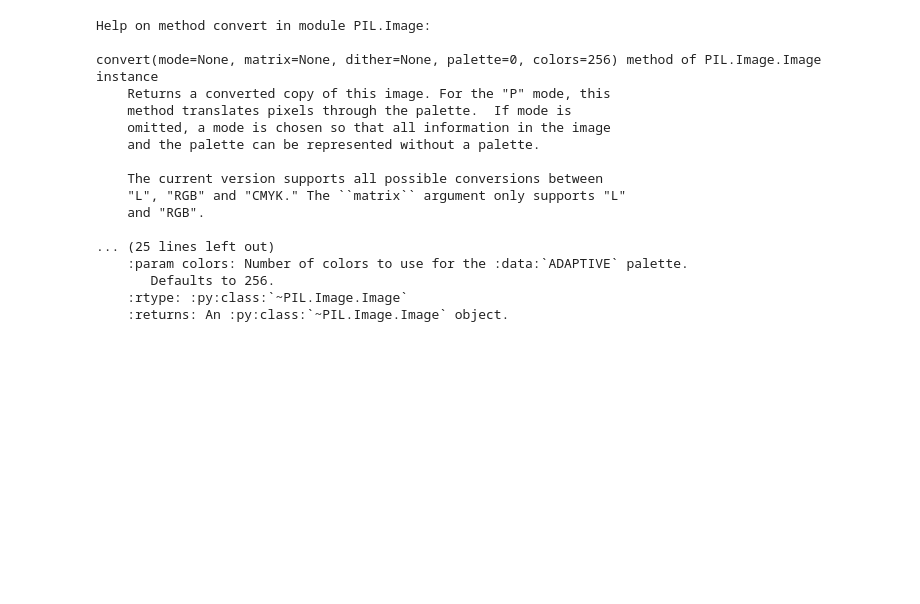
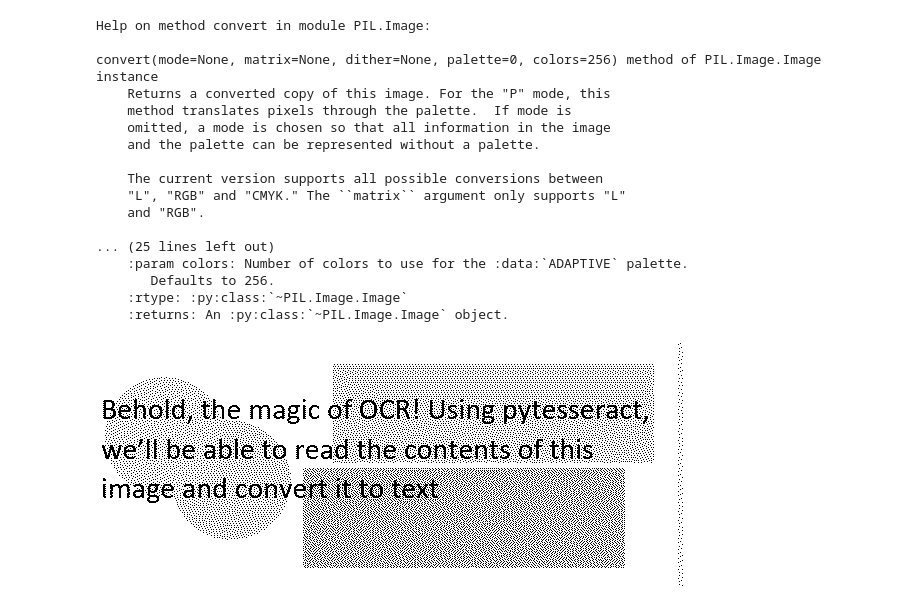
Before and after one commit to DietzscheNostoevsky/Learning-Python, a Jupyter notebook: UoM_Specializations/P3_C5_Python Projectpillow tesseract and opencv/week_2.ipynb, the cells around one changed output. Saved outputs shown, nothing was run; the diff lists cells and outputs as text; code cells hidden in the pictures; blank space fills up the shorter version.

```diff
--- a/UoM_Specializations/P3_C5_Python Projectpillow tesseract and opencv/week_2.ipynb
+++ b/UoM_Specializations/P3_C5_Python Projectpillow tesseract and opencv/week_2.ipynb
@@ -242,0 +244,8 @@ convert(mode=None, matrix=None, dither=None, palette=0, colors=256) method of PI
+# %%
+img = Image.open('Files/home/jovyan/work/readonly/Noisy_OCR.PNG').convert('1') # 1 is passed as string to binarize
+img.save('black_white_noise.jpg')
+display(img)
+
+# dotted black and white image
+# %% [output]
+[figure, added]
```
Also changed, not shown: parts of 2 cells of this notebook.
